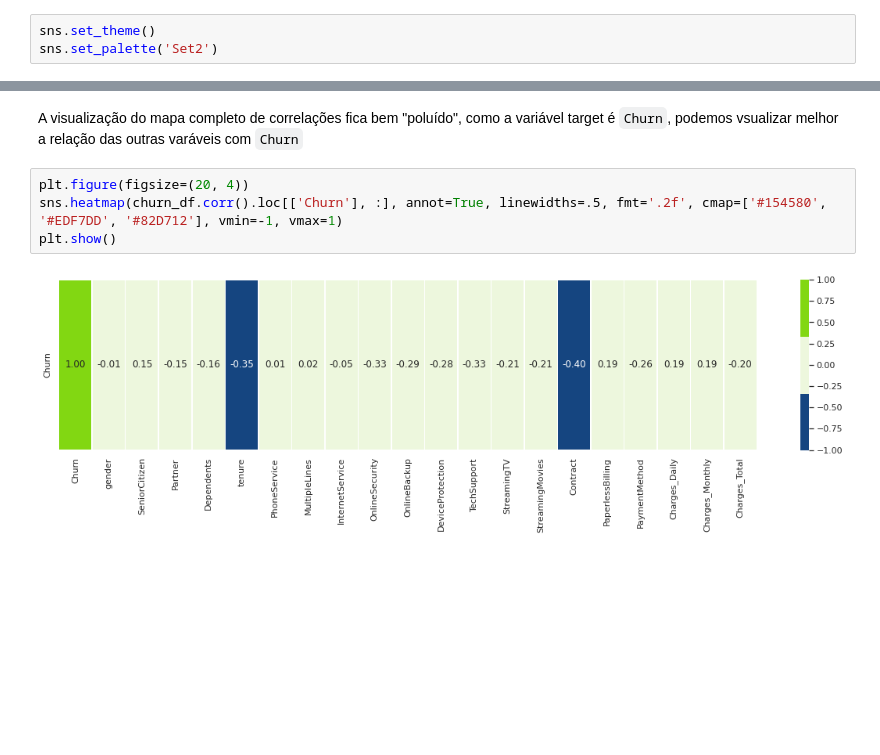
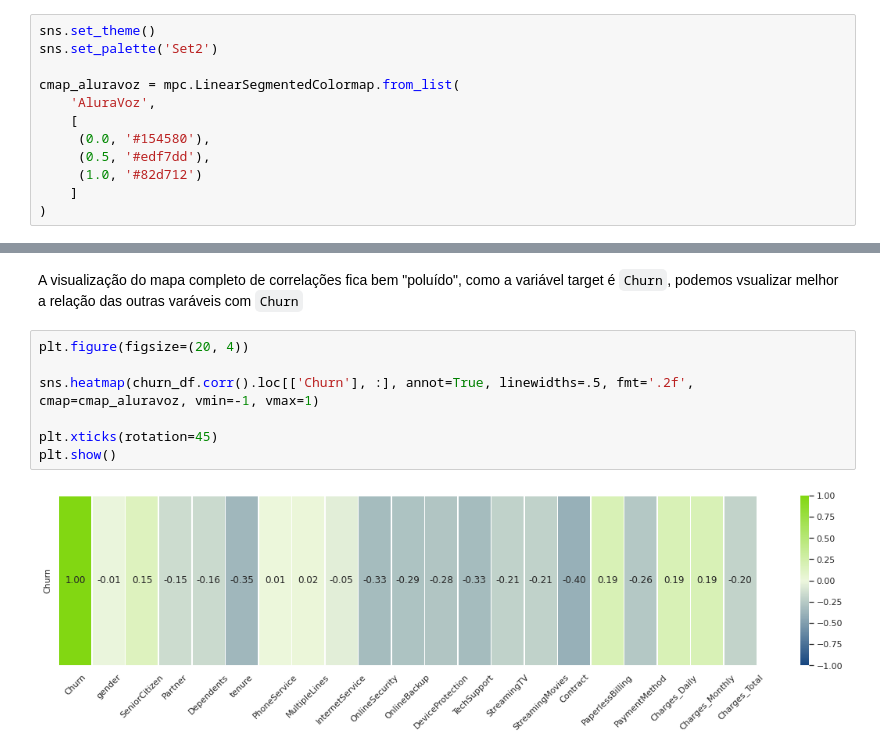
Before and after one commit to DinizMaths/Challenge_DS_01_Alura, a Jupyter notebook: Semana 2.ipynb, the cells around one changed output, grey strips where cells are left out. Cells and saved outputs as stored; diff of their text form; blank space fills up the shorter version.

```diff
--- a/Semana 2.ipynb
+++ b/Semana 2.ipynb
@@ -10,6 +11,15 @@ import seaborn           as sns
 # %%
 sns.set_theme()
 sns.set_palette('Set2')
+
+cmap_aluravoz = mpc.LinearSegmentedColormap.from_list(
+    'AluraVoz',
+    [
+     (0.0, '#154580'),
+     (0.5, '#edf7dd'),
+     (1.0, '#82d712')
+    ]
+)
 # %% [markdown]
 # Aquisição de dados
 # %%
@@ -1157,7 +1150,10 @@ plt.show()
 A visualização do mapa completo de correlações fica bem "poluído", como a variável target é `Churn`, podemos vsualizar melhor a relação das outras varáveis com `Churn`
 # %%
 plt.figure(figsize=(20, 4))
-sns.heatmap(churn_df.corr().loc[['Churn'], :], annot=True, linewidths=.5, fmt='.2f', cmap=['#154580', '#EDF7DD', '#82D712'], vmin=-1, vmax=1)
+
+sns.heatmap(churn_df.corr().loc[['Churn'], :], annot=True, linewidths=.5, fmt='.2f', cmap=cmap_aluravoz, vmin=-1, vmax=1)
+
+plt.xticks(rotation=45)
 plt.show()
 # %% [output]
-[figure, old version]
+[figure, new version]
```
Also changed, not shown: parts of 5 cells of this notebook.
